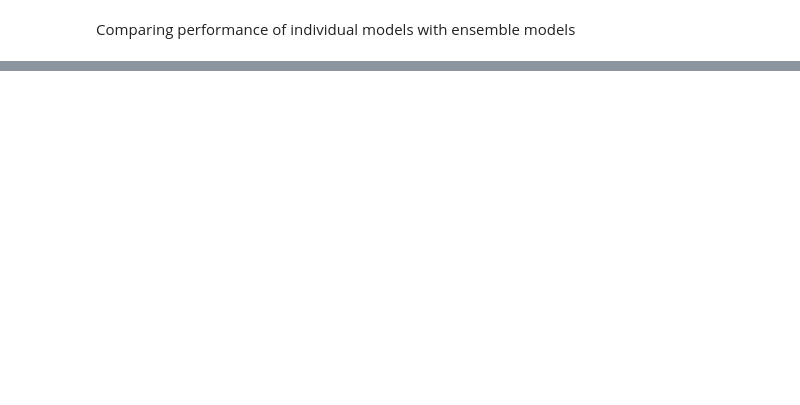
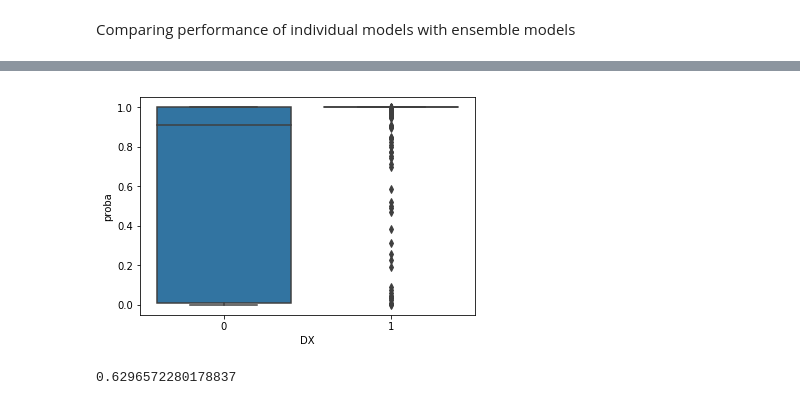
Before and after one commit to kvsaboo/CS598JP_CourseProject, a Jupyter notebook: Code/CS598JP-CourseProject.ipynb, the cells around one changed output, grey strips where cells are left out. Drawn from its saved outputs; the diff is of its cells as text; code cells hidden in the pictures; blank space fills up the shorter version.

Commit message:
added MCI vs AD classification from models trained on CN vs AD (transfer learning). Added code for doing coordinate descent algorithm on missing data

```diff
--- a/Code/CS598JP-CourseProject.ipynb
+++ b/Code/CS598JP-CourseProject.ipynb
@@ -283,0 +286,22 @@ print(accuracy_score(test_ensdf['DX_bin'], majority_prediction))
+# %%
+mcidf = adnifulldf.loc[(adnifulldf["DX"]=='MCI') & (adnifulldf["Educ"] != -1) & (adnifulldf["mri_001"] !=-1)].copy()
+mcidf["DX_bin"] = np.where(mcidf["DX"] == "MCI", 0, 1) # MCI: 0, AD: 1
+
+training_mci_df, testing2_mci_df = train_test_split(mcidf, test_size=0.2, shuffle=True)
+
+# all rows that are MCI, Education present and no MRI scans
+testing1_mci_df = adnifulldf.loc[(adnifulldf["DX"]=='MCI') & (adnifulldf["Educ"] != -1) & (adnifulldf["mri_001"] == -1) &
+                  ((adnifulldf["csf_01"] != -1)|(adnifulldf["pet_01"] != -1)|(adnifulldf["fdg_01"] != -1)|(adnifulldf["amyloid_01"] != -1))].copy()
+testing1_mci_df["DX_bin"] = np.where(testing1_mci_df["DX"] == "MCI", 0, 1) # MCI: 0, AD: 1
+
+# all rows in training and previous testing that has AD
+training_ad_df = training_df.loc[training_df['DX']=='AD'].copy()
+testing1_ad_df = testing1_df.loc[testing1_df['DX']=='AD'].copy()
+testing2_ad_df = testing2_df.loc[testing2_df['DX']=='AD'].copy()
+
+
+# combine test data
+testing1_mciad_df = pd.concat([testing1_ad_df, testing1_mci_df], sort=False)
+testing2_mciad_df = pd.concat([testing2_ad_df, testing2_mci_df], sort=False)
+testing_mciad_df = pd.concat([testing1_mciad_df, testing2_mciad_df], sort=False)
+training_mciad_df = pd.concat([training_ad_df, training_mci_df], sort=False)
@@ -283,0 +315,15 @@ print(accuracy_score(test_ensdf['DX_bin'], majority_prediction))
+# %%
+mciadprob = mriout['model'].predict(
+    ((testing_mciad_df[mriout['features']]-mriout['train_mod_mean'])/mriout['train_mod_std']).values)
+mciadprob = np.reshape(mciadprob,(len(mciadprob),))
+# %%
+batman = pd.DataFrame({'proba':mciadprob,'DX':testing_mciad_df['DX_bin'].values})
+sns.boxplot(x="DX", y="proba", data=batman)
+plt.show()
+# %% [output]
+[figure, added]
+# %%
+mciadpred = np.where(mciadprob < 0.8,0,1)
+print(accuracy_score(testing_mciad_df.DX_bin, mciadpred))
+# %% [output]
+0.6296572280178837
```
Also changed, not shown: parts of 21 cells of this notebook.
